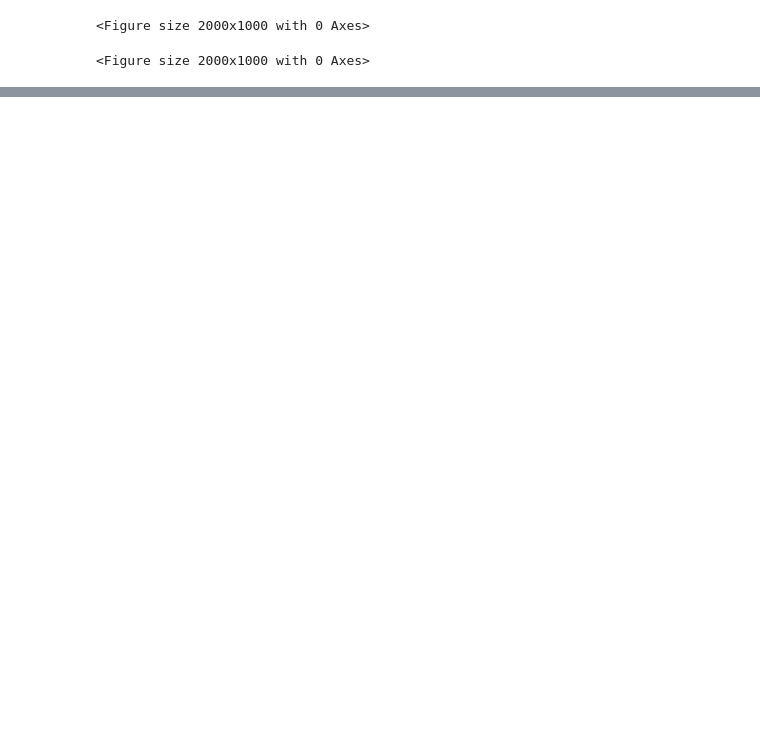
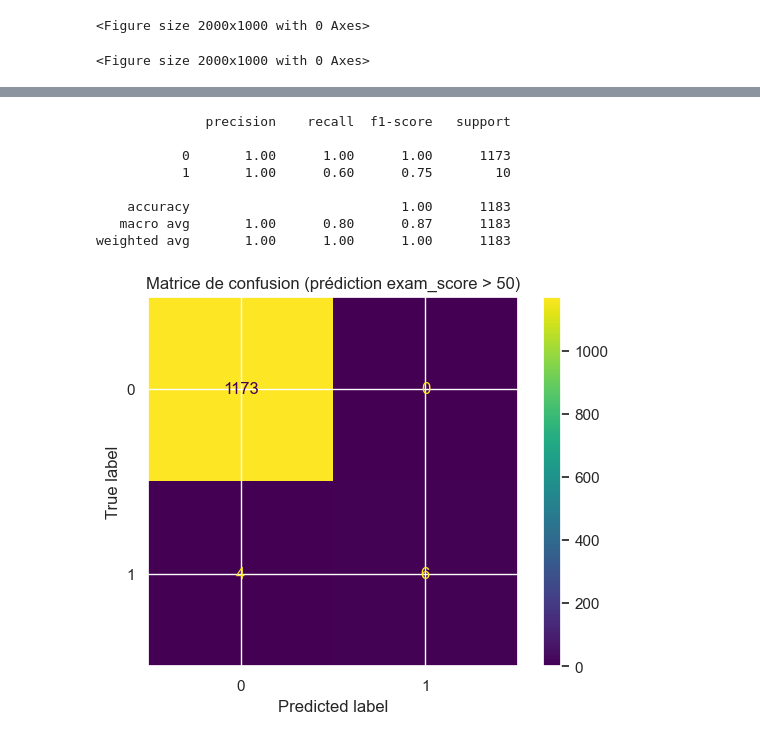
Before and after one commit to Carac92/esgi-spark-core-template, a Jupyter notebook: python-jupyter/main.ipynb, the cells around one changed output, grey strips where cells are left out. Saved outputs shown, nothing was run; the diff lists cells and outputs as text; code cells hidden in the pictures; blank space fills up the shorter version.

```diff
--- a/python-jupyter/main.ipynb
+++ b/python-jupyter/main.ipynb
@@ -110,0 +196,43 @@ plt.figure(figsize=(20,10))
+# %%
+
+# Créer une copie de X pour X_km
+X_km = X.copy()
+
+# Simuler une colonne 'exam_score' (par exemple, une combinaison linéaire + bruit)
+np.random.seed(0)
+exam_score = 50 + 10*X.iloc[:,0] - 5*X.iloc[:,1] + np.random.normal(0, 1, size=X.shape[0])
+X_km['Exam_Score'] = exam_score
+
+# Créer une cible binaire : 1 si exam_score > 50, 0 sinon
+X_km['label'] = (X_km['Exam_Score'] > 50).astype(int)
+# %%
+from sklearn.ensemble import RandomForestClassifier
+from sklearn.model_selection import train_test_split
+from sklearn.metrics import classification_report, confusion_matrix, ConfusionMatrixDisplay
+
+# Sélection des features (hors clusters, exam_score, label)
+features = ['Hours_Studied', 'Attendance', 'Sleep_Hours' , 'Previous_Scores', 'Tutoring_Sessions', 'Physical_Activity']  # les deux premières colonnes de X_km
+X_train, X_test, y_train, y_test = train_test_split(
+    X_km[features], X_km['label'], test_size=0.2, random_state=64
+)
+
+clf = RandomForestClassifier(random_state=42)
+clf.fit(X_train, y_train)
+X_km['y_pred'] = clf.predict(X_km[features])
+
+# Évaluation
+print(classification_report(y_test, clf.predict(X_test)))
+cm = confusion_matrix(y_test, clf.predict(X_test))
+ConfusionMatrixDisplay(cm).plot()
+plt.title("Matrice de confusion (prédiction exam_score > 50)")
+plt.show()
+# %% [output]
+              precision    recall  f1-score   support
+
+           0       1.00      1.00      1.00      1173
+           1       1.00      0.60      0.75        10
+
+    accuracy                           1.00      1183
+   macro avg       1.00      0.80      0.87      1183
+weighted avg       1.00      1.00      1.00      1183
+[figure, added]
```
Also changed, not shown: parts of 13 cells of this notebook.
